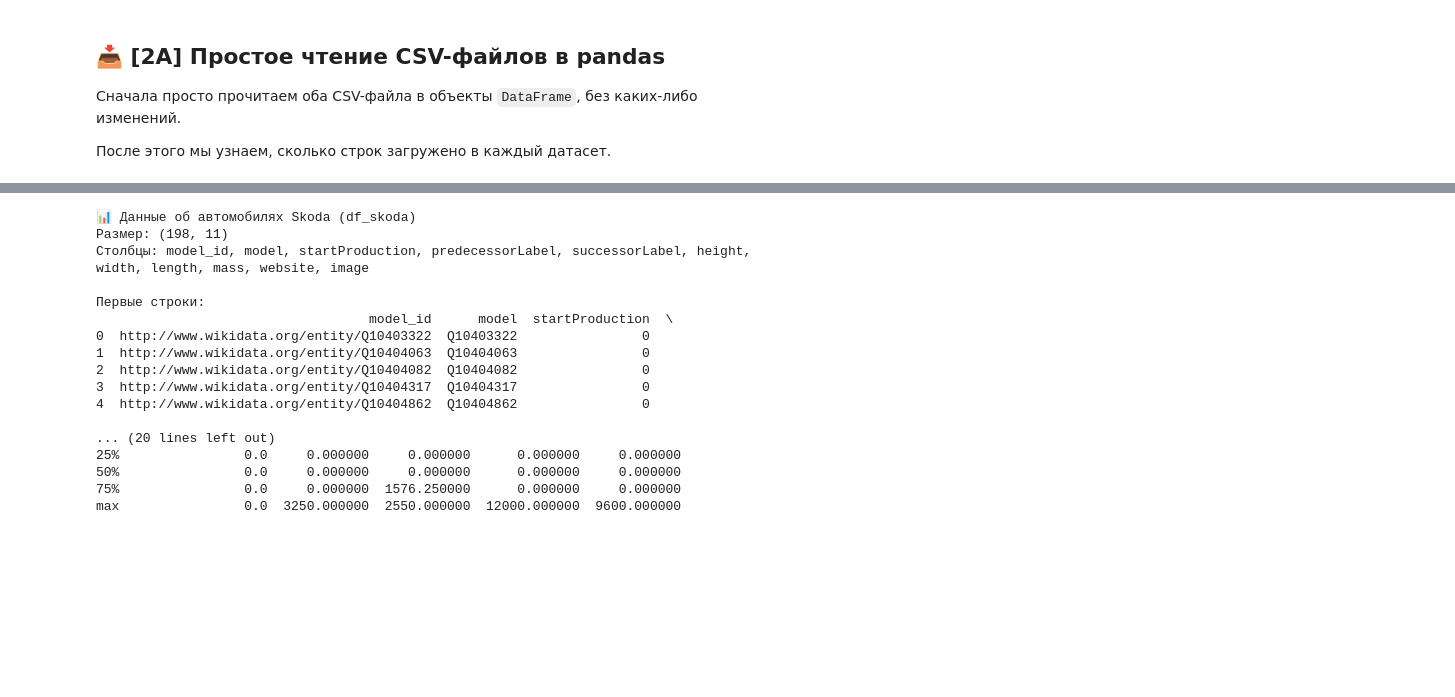
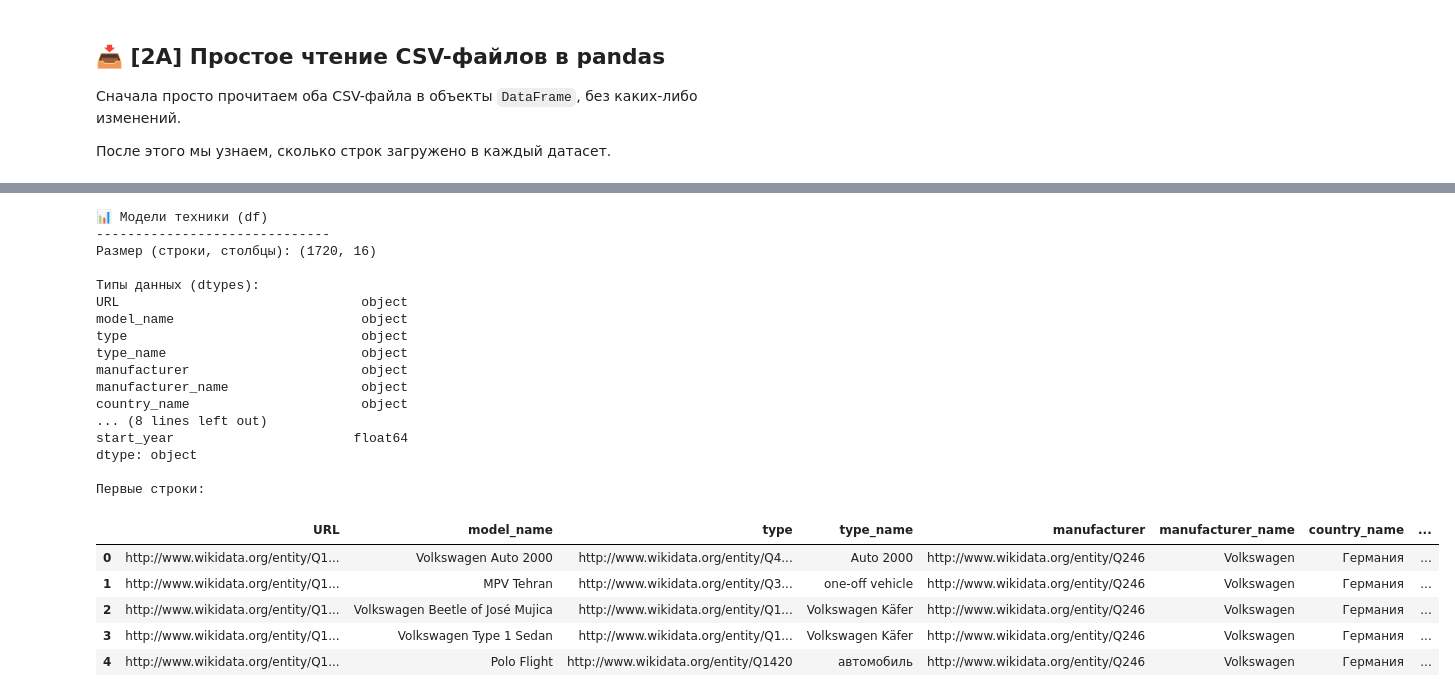
Before and after one commit to h77k/python-ai-Trunova-Polina, a Jupyter notebook: notebooks/week2b_read_csv.ipynb, the cells around one changed output, grey strips where cells are left out. Drawn from its saved outputs; the diff is of its cells as text; code cells hidden in the pictures; blank space fills up the shorter version.

```diff
--- a/notebooks/week2b_read_csv.ipynb
+++ b/notebooks/week2b_read_csv.ipynb
@@ -169,34 +147,38 @@ dtype: object
 # %%
 def show_info(df, name, n=5):
-    """Краткий обзор DataFrame: имя, размер, список столбцов и первые строки."""
+    """Краткий обзор DataFrame: имя, размер, типы данных и первые строки."""
     print(f"\n📊 {name}")
-    print("Размер:", df.shape)
-    print("Столбцы:", ", ".join(df.columns))
+    print("-" * 30)
+    print("Размер (строки, столбцы):", df.shape)
+    print("\nТипы данных (dtypes):")
+    print(df.dtypes)
     print("\nПервые строки:")
-    print(df.head(n))
+    display(df.head(n))  # display лучше форматирует таблицы в Colab
 
 # 🔍 Шаг 3. Обзор данных
 
-show_info(df_skoda, "Данные об автомобилях Skoda (df_skoda)")
-
-# Быстрый взгляд на статистику по числовым колонкам
-print("\n📈 Базовая статистика по числовым полям:")
-print(df_skoda.describe())
+show_info(df, "Модели техники (df)")
 # %% [output]
-📊 Данные об автомобилях Skoda (df_skoda)
-Размер: (198, 11)
-Столбцы: model_id, model, startProduction, predecessorLabel, successorLabel, height, width, length, mass, website, image
+📊 Модели техники (df)
+------------------------------
+Размер (строки, столбцы): (1720, 16)
+
+Типы данных (dtypes):
+URL                               object
+model_name                        object
+type                              object
+type_name                         object
+manufacturer                      object
+manufacturer_name                 object
+country_name                      object
+... (8 lines left out)
+start_year                       float64
+dtype: object
 
 Первые строки:
-                                   model_id      model  startProduction  \
-0  http://www.wikidata.org/entity/Q10403322  Q10403322                0
-1  http://www.wikidata.org/entity/Q10404063  Q10404063                0
-2  http://www.wikidata.org/entity/Q10404082  Q10404082                0
-3  http://www.wikidata.org/entity/Q10404317  Q10404317                0
-4  http://www.wikidata.org/entity/Q10404862  Q10404862                0
-
-... (20 lines left out)
-25%                0.0     0.000000     0.000000      0.000000     0.000000
-50%                0.0     0.000000     0.000000      0.000000     0.000000
-75%                0.0     0.000000  1576.250000      0.000000     0.000000
-max                0.0  3250.000000  2550.000000  12000.000000  9600.000000
+|  | URL | model_name | type | type_name | manufacturer | manufacturer_name | country_name | ... |
+| 0 | http://www.wikidata.org/entity/Q1... | Volkswagen Auto 2000 | http://www.wikidata.org/entity/Q4... | Auto 2000 | http://www.wikidata.org/entity/Q246 | Volkswagen | Германия | ... |
+| 1 | http://www.wikidata.org/entity/Q1... | MPV Tehran | http://www.wikidata.org/entity/Q3... | one-off vehicle | http://www.wikidata.org/entity/Q246 | Volkswagen | Германия | ... |
+| 2 | http://www.wikidata.org/entity/Q1... | Volkswagen Beetle of José Mujica | http://www.wikidata.org/entity/Q1... | Volkswagen Käfer | http://www.wikidata.org/entity/Q246 | Volkswagen | Германия | ... |
+| 3 | http://www.wikidata.org/entity/Q1... | Volkswagen Type 1 Sedan | http://www.wikidata.org/entity/Q1... | Volkswagen Käfer | http://www.wikidata.org/entity/Q246 | Volkswagen | Германия | ... |
+| 4 | http://www.wikidata.org/entity/Q1... | Polo Flight | http://www.wikidata.org/entity/Q1420 | автомобиль | http://www.wikidata.org/entity/Q246 | Volkswagen | Германия | ... |
```
Also changed, not shown: parts of 16 cells of this notebook.
